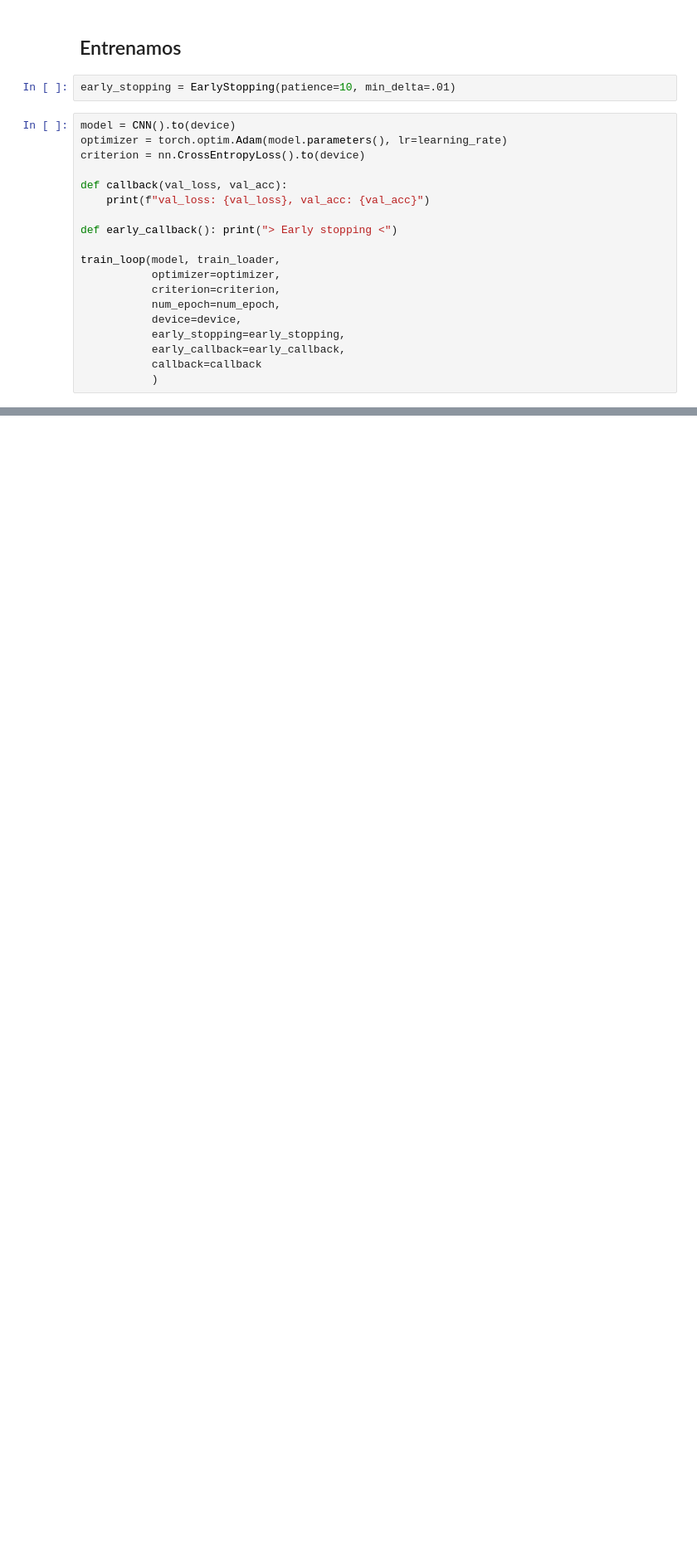
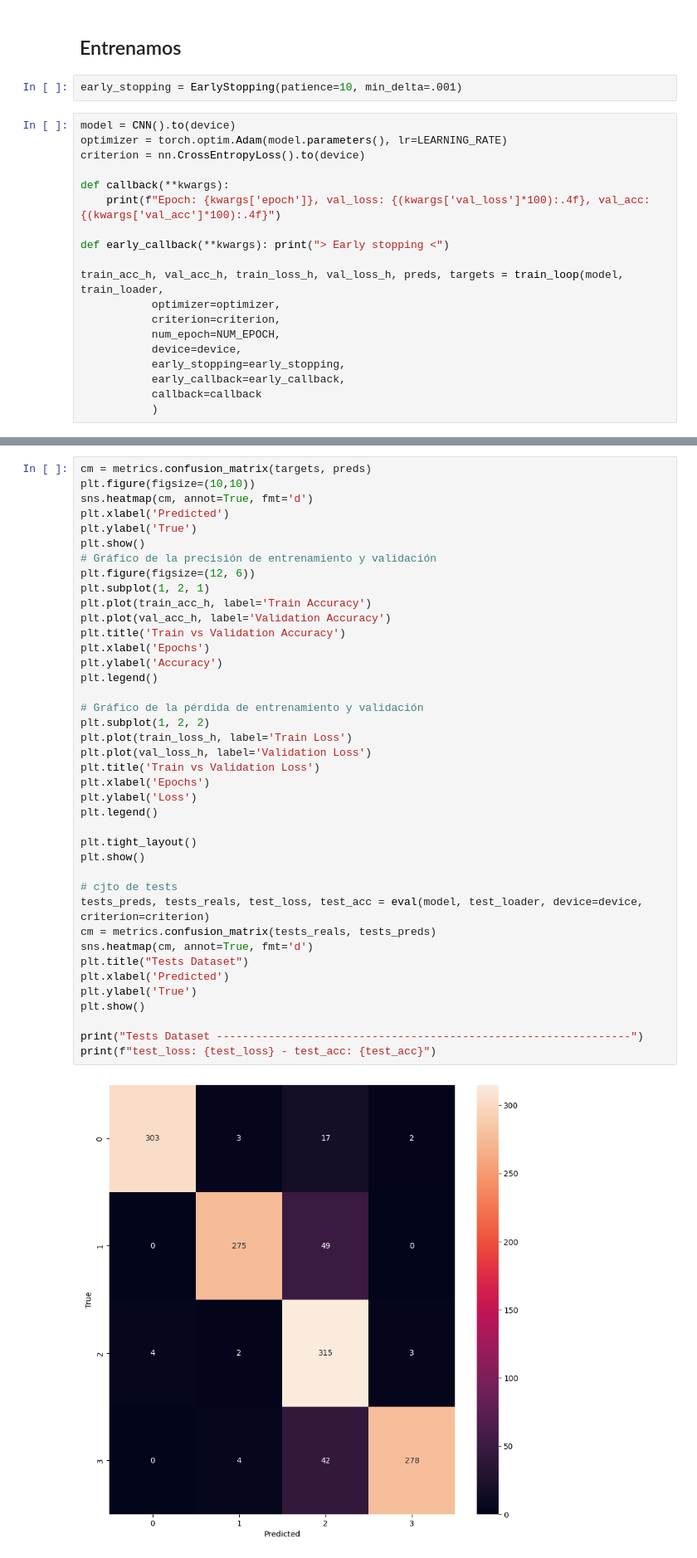
Before and after one commit to ElenaMoralesGil/MRI_image_classificator, a Jupyter notebook: notes/second_try.ipynb, the cells around one changed output, grey strips where cells are left out. Shown at 83% size. Drawn from its saved outputs; the diff is of its cells as text; blank space fills up the shorter version.

```diff
--- a/notes/second_try.ipynb
+++ b/notes/second_try.ipynb
@@ -404,21 +448,21 @@ print(torch.cuda.get_device_name(0))
 # %% [markdown]
 ## Entrenamos
 # %%
-early_stopping = EarlyStopping(patience=10, min_delta=.01)
+early_stopping = EarlyStopping(patience=10, min_delta=.001)
 # %%
 model = CNN().to(device)
-optimizer = torch.optim.Adam(model.parameters(), lr=learning_rate)
+optimizer = torch.optim.Adam(model.parameters(), lr=LEARNING_RATE)
 criterion = nn.CrossEntropyLoss().to(device)
 
-def callback(val_loss, val_acc):
-    print(f"val_loss: {val_loss}, val_acc: {val_acc}")
+def callback(**kwargs):
+    print(f"Epoch: {kwargs['epoch']}, val_loss: {(kwargs['val_loss']*100):.4f}, val_acc: {(kwargs['val_acc']*100):.4f}")
 
-def early_callback(): print("> Early stopping <")
+def early_callback(**kwargs): print("> Early stopping <")
 
-train_loop(model, train_loader,
+train_acc_h, val_acc_h, train_loss_h, val_loss_h, preds, targets = train_loop(model, train_loader,
            optimizer=optimizer,
            criterion=criterion,
-           num_epoch=num_epoch,
+           num_epoch=NUM_EPOCH,
            device=device,
            early_stopping=early_stopping,
            early_callback=early_callback,
@@ -426,0 +491,42 @@ train_loop(model, train_loader,
+# %%
+cm = metrics.confusion_matrix(targets, preds)
+plt.figure(figsize=(10,10))
+sns.heatmap(cm, annot=True, fmt='d')
+plt.xlabel('Predicted')
+plt.ylabel('True')
+plt.show()
+# Gráfico de la precisión de entrenamiento y validación
+plt.figure(figsize=(12, 6))
+plt.subplot(1, 2, 1)
+plt.plot(train_acc_h, label='Train Accuracy')
+plt.plot(val_acc_h, label='Validation Accuracy')
+plt.title('Train vs Validation Accuracy')
+plt.xlabel('Epochs')
+plt.ylabel('Accuracy')
+plt.legend()
+
+# Gráfico de la pérdida de entrenamiento y validación
+plt.subplot(1, 2, 2)
+plt.plot(train_loss_h, label='Train Loss')
+plt.plot(val_loss_h, label='Validation Loss')
+plt.title('Train vs Validation Loss')
+plt.xlabel('Epochs')
+plt.ylabel('Loss')
+plt.legend()
+
+plt.tight_layout()
+plt.show()
+
+# cjto de tests
+tests_preds, tests_reals, test_loss, test_acc = eval(model, test_loader, device=device, criterion=criterion)
+cm = metrics.confusion_matrix(tests_reals, tests_preds)
+sns.heatmap(cm, annot=True, fmt='d')
+plt.title("Tests Dataset")
+plt.xlabel('Predicted')
+plt.ylabel('True')
+plt.show()
+
+print("Tests Dataset ----------------------------------------------------------------")
+print(f"test_loss: {test_loss} - test_acc: {test_acc}")
+# %% [output]
+[figure, added]
```
Also changed, not shown: parts of 19 cells of this notebook, 1 other file.
